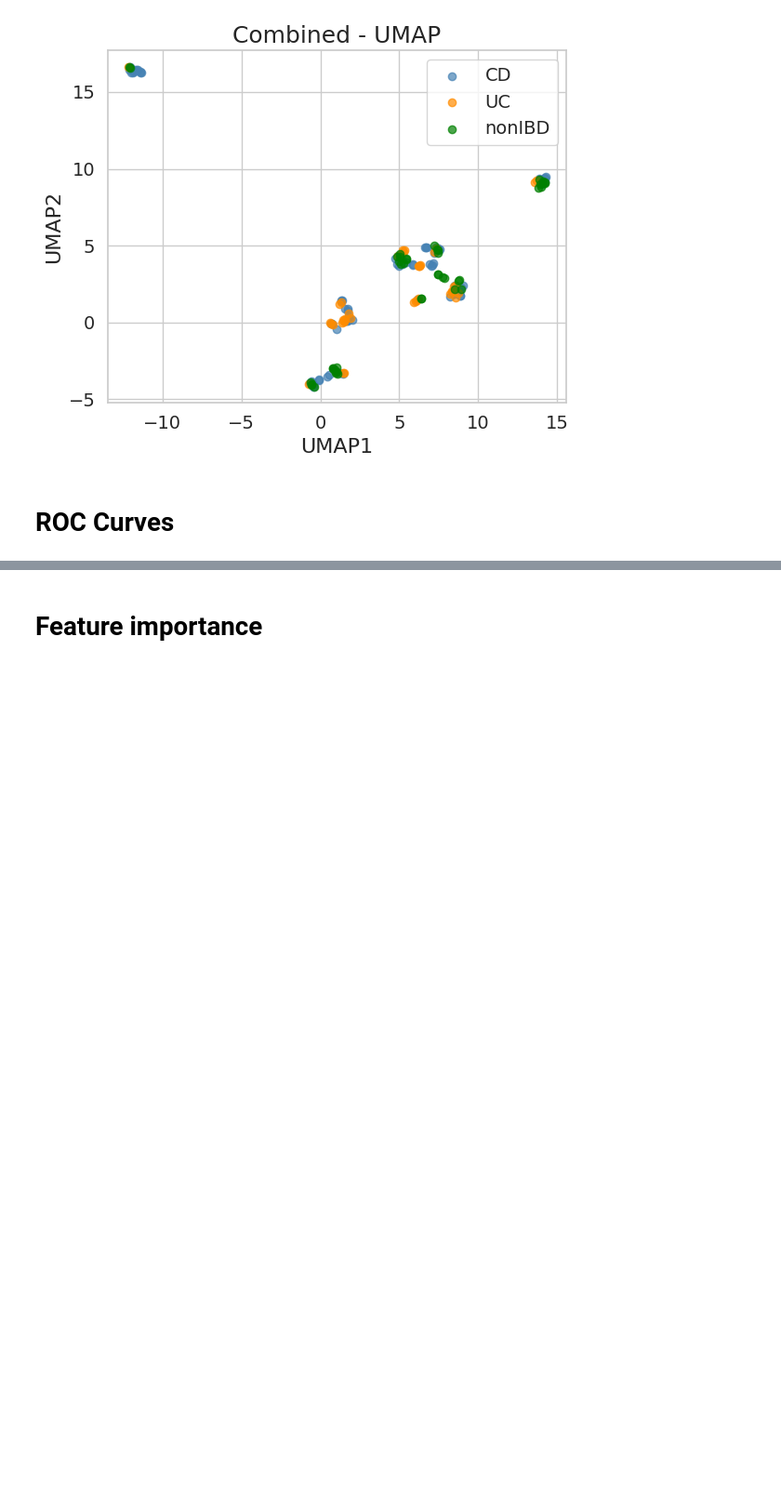
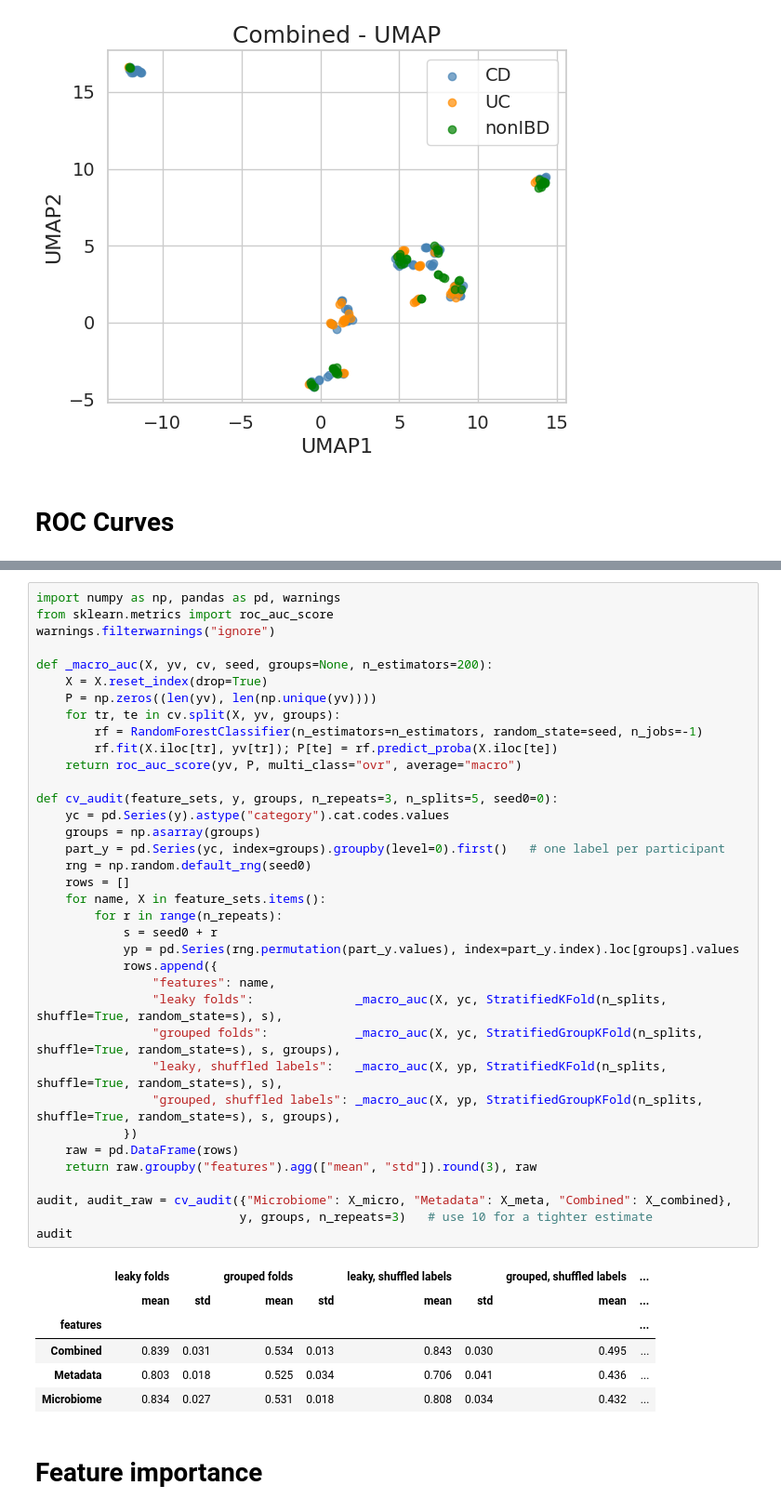
Before and after one commit to hector-ahg/predictive-microbiology-course, a Jupyter notebook: notebooks/05_predictive_microbial_ecology.ipynb, the cells around one changed output, grey strips where cells are left out. Shown at 93% size. Cells and saved outputs as stored; diff of their text form; blank space fills up the shorter version.

```diff
--- a/notebooks/05_predictive_microbial_ecology.ipynb
+++ b/notebooks/05_predictive_microbial_ecology.ipynb
@@ -555,3 +571,46 @@ Macro-average AUC: 0.814
+# %%
+import numpy as np, pandas as pd, warnings
+from sklearn.metrics import roc_auc_score
+warnings.filterwarnings("ignore")
+
+def _macro_auc(X, yv, cv, seed, groups=None, n_estimators=200):
+    X = X.reset_index(drop=True)
+    P = np.zeros((len(yv), len(np.unique(yv))))
+    for tr, te in cv.split(X, yv, groups):
+        rf = RandomForestClassifier(n_estimators=n_estimators, random_state=seed, n_jobs=-1)
+        rf.fit(X.iloc[tr], yv[tr]); P[te] = rf.predict_proba(X.iloc[te])
+    return roc_auc_score(yv, P, multi_class="ovr", average="macro")
+
+def cv_audit(feature_sets, y, groups, n_repeats=3, n_splits=5, seed0=0):
+    yc = pd.Series(y).astype("category").cat.codes.values
+    groups = np.asarray(groups)
+    part_y = pd.Series(yc, index=groups).groupby(level=0).first()   # one label per participant
+    rng = np.random.default_rng(seed0)
+    rows = []
+    for name, X in feature_sets.items():
+        for r in range(n_repeats):
+            s = seed0 + r
+            yp = pd.Series(rng.permutation(part_y.values), index=part_y.index).loc[groups].values
+            rows.append({
+                "features": name,
+                "leaky folds":              _macro_auc(X, yc, StratifiedKFold(n_splits, shuffle=True, random_state=s), s),
+                "grouped folds":            _macro_auc(X, yc, StratifiedGroupKFold(n_splits, shuffle=True, random_state=s), s, groups),
+                "leaky, shuffled labels":   _macro_auc(X, yp, StratifiedKFold(n_splits, shuffle=True, random_state=s), s),
+                "grouped, shuffled labels": _macro_auc(X, yp, StratifiedGroupKFold(n_splits, shuffle=True, random_state=s), s, groups),
+            })
+    raw = pd.DataFrame(rows)
+    return raw.groupby("features").agg(["mean", "std"]).round(3), raw
+
+audit, audit_raw = cv_audit({"Microbiome": X_micro, "Metadata": X_meta, "Combined": X_combined},
+                            y, groups, n_repeats=3)   # use 10 for a tighter estimate
+audit
+# %% [output]
+|  | leaky folds |  | grouped folds |  | leaky, shuffled labels |  | grouped, shuffled labels | ... |
+|  | mean | std | mean | std | mean | std | mean | ... |
+| features |  |  |  |  |  |  |  | ... |
+| Combined | 0.839 | 0.031 | 0.534 | 0.013 | 0.843 | 0.030 | 0.495 | ... |
+| Metadata | 0.803 | 0.018 | 0.525 | 0.034 | 0.706 | 0.041 | 0.436 | ... |
+| Microbiome | 0.834 | 0.027 | 0.531 | 0.018 | 0.808 | 0.034 | 0.432 | ... |
 # %% [markdown]
 # Feature importance
 # %%
```
Also changed, not shown: parts of 10 cells of this notebook.
